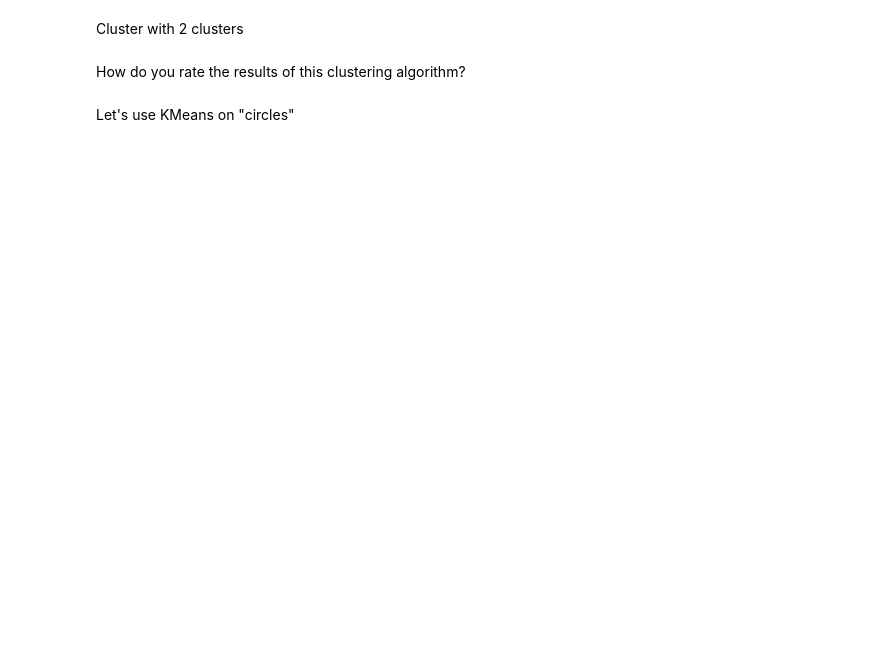
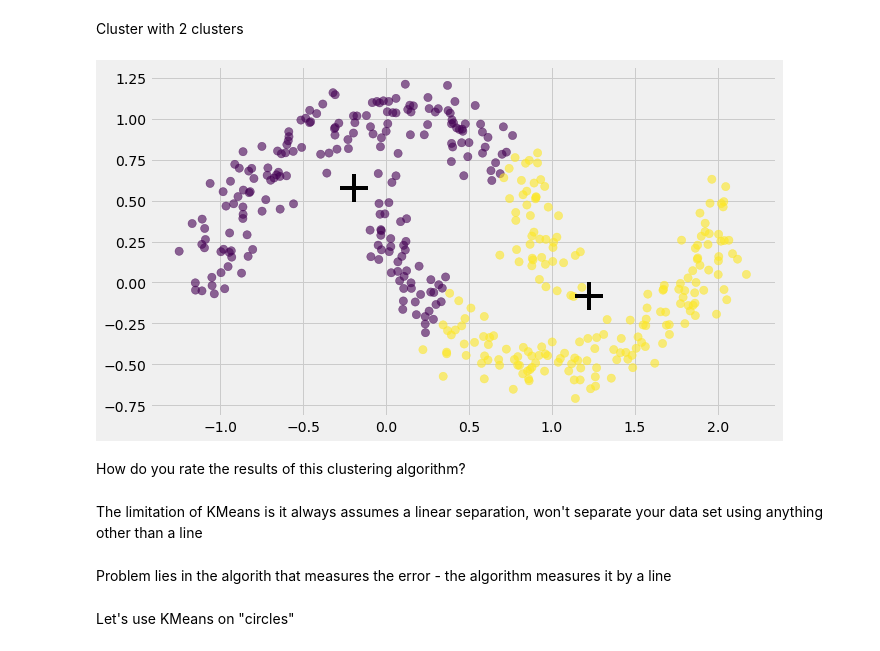
Before and after one commit to yangliu222/DS-SF-42, a Jupyter notebook: george_section/notebooks/In_class/Clustering (In class).ipynb, the cells around one changed output. Cells and saved outputs as stored; diff of their text form; code cells hidden in the pictures; blank space fills up the shorter version.

```diff
--- a/george_section/notebooks/In_class/Clustering (In class).ipynb
+++ b/george_section/notebooks/In_class/Clustering (In class).ipynb
@@ -191,26 +303,33 @@ Cluster with 2 clusters
 # %%
 #Intialize the KMeans algorithm with 2 clusters
 
-
+km2 = KMeans(n_clusters=2)
 
 #Fit model on data
-
+km2.fit(data)
 
 #Get the labels
 
-
+labels = km2.labels_
 
 #Centriods
 
-
+cents2 = km2.cluster_centers_
 
 
 #Visualize color-encoded data
-plt.figure(figsize=(8, 7))
-plt.scatter(data[:, 0], data[:, 1], c= labels, s = 70, alpha=.5)
-plt.scatter(cents[:, 0], cents[:, 1], c = "black", marker= "+", s = 700)
+plt.figure(figsize=(10,6))
+plt.scatter(data[:,0], data[:,1], s=68, c=labels, alpha=.6)
+plt.scatter(cents2[ : , 0], cents2[ : , 1], s = 800, marker="+", c = "black")
+plt.show();
+# %% [output]
+[figure, added]
 # %% [markdown]
 How do you rate the results of this clustering algorithm?
+# %% [markdown]
+The limitation of KMeans is it always assumes a linear separation, won't separate your data set using anything other than a line
+# %% [markdown]
+Problem lies in the algorith that measures the error - the algorithm measures it by a line
 # %% [markdown]
 Let's use KMeans on "circles"
 # %%
```
Also changed, not shown: parts of 63 cells of this notebook.
